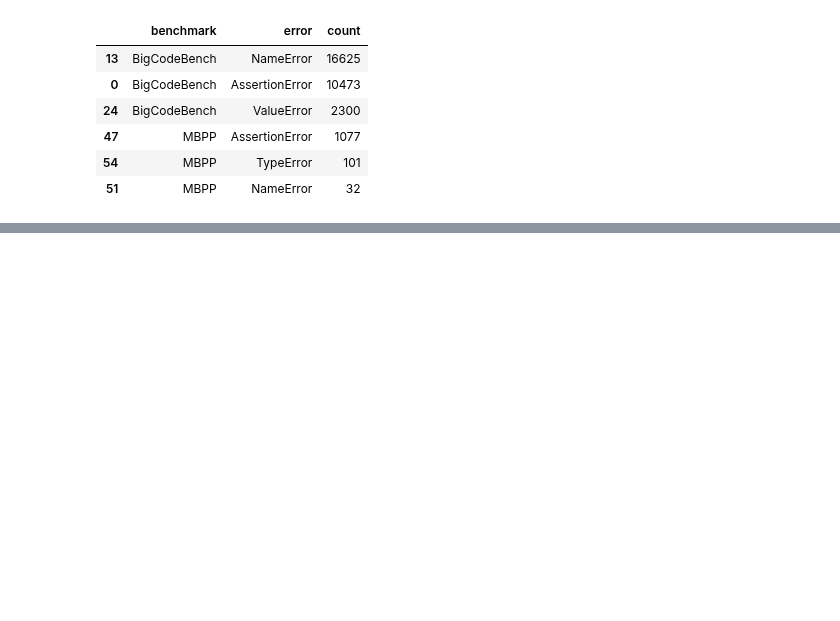
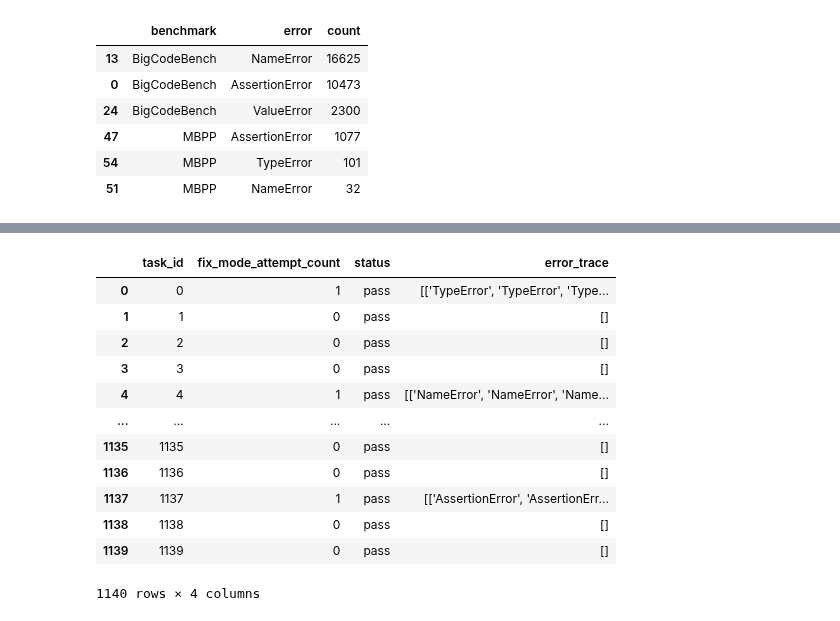
Before and after one commit to TheOpenSI/SYNKRASIS, a Jupyter notebook: experiment_results/ErrorAnalyser.ipynb, the cells around one changed output, grey strips where cells are left out. Drawn from its saved outputs; the diff is of its cells as text; code cells hidden in the pictures; blank space fills up the shorter version.

Commit message:
update Error Analyser

```diff
--- a/experiment_results/ErrorAnalyser.ipynb
+++ b/experiment_results/ErrorAnalyser.ipynb
@@ -262,0 +288,18 @@ benchmark_totals.sort_values(["benchmark", "count"], ascending=[True, False]).gr
+# %%
+df = pd.read_csv("qwen2.5-coder:7b_BigCodeBench_results.csv")
+# %%
+df
+# %% [output]
+|  | task_id | fix_mode_attempt_count | status | error_trace |
+| 0 | 0 | 1 | pass | [['TypeError', 'TypeError', 'Type... |
+| 1 | 1 | 0 | pass | [] |
+| 2 | 2 | 0 | pass | [] |
+| 3 | 3 | 0 | pass | [] |
+| 4 | 4 | 1 | pass | [['NameError', 'NameError', 'Name... |
+| ... | ... | ... | ... | ... |
+| 1135 | 1135 | 0 | pass | [] |
+| 1136 | 1136 | 0 | pass | [] |
+| 1137 | 1137 | 1 | pass | [['AssertionError', 'AssertionErr... |
+| 1138 | 1138 | 0 | pass | [] |
+| 1139 | 1139 | 0 | pass | [] |
+1140 rows × 4 columns
```
Also changed, not shown: parts of 9 cells of this notebook.
